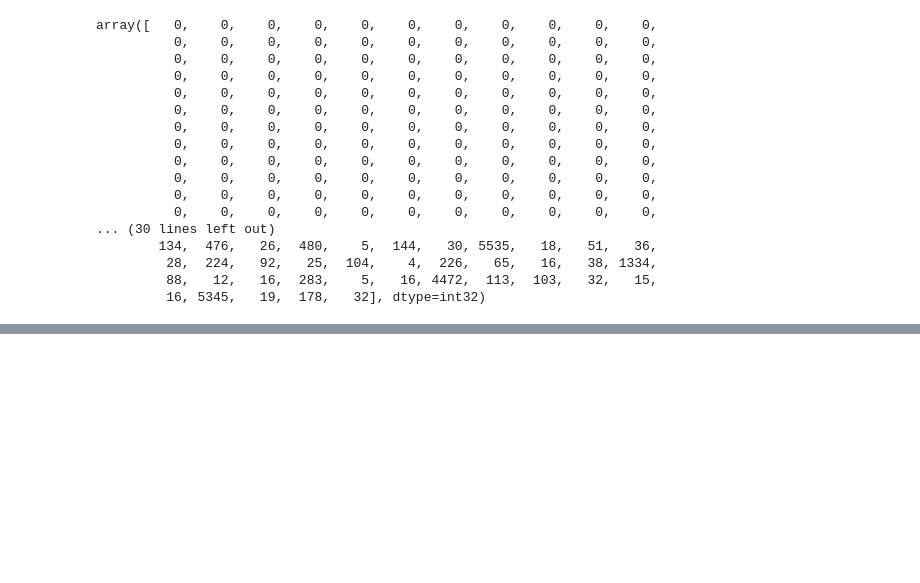
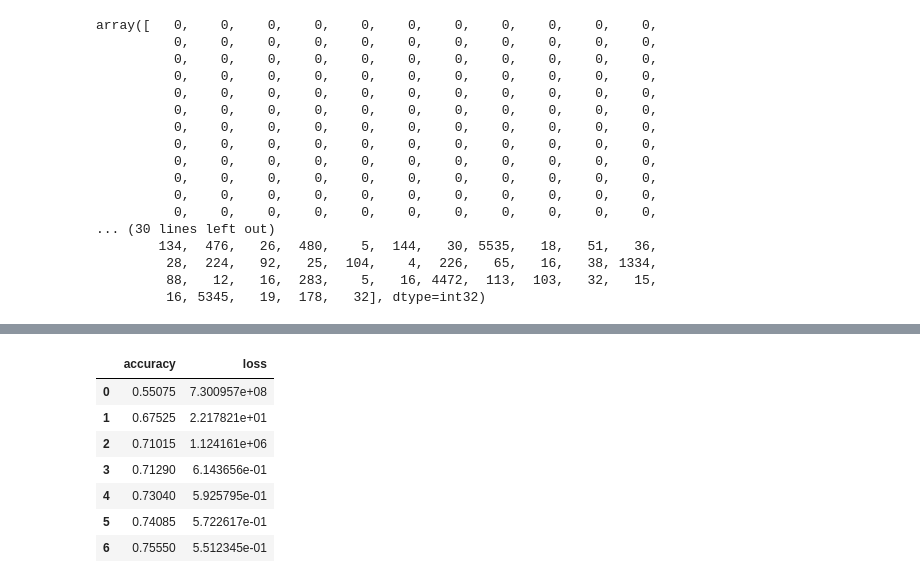
Before and after one commit to saadtariq-ds/IMDB-Movie-Reviews-Sentiment-Analysis, a Jupyter notebook: SimpleRNN.ipynb, the cells around one changed output, grey strips where cells are left out. Saved outputs shown, nothing was run; the diff lists cells and outputs as text; code cells hidden in the pictures; blank space fills up the shorter version.

```diff
--- a/SimpleRNN.ipynb
+++ b/SimpleRNN.ipynb
@@ -146,0 +229,11 @@ array([   0,    0,    0,    0,    0,    0,    0,    0,    0,    0,    0,
+# %%
+train_df
+# %% [output]
+|  | accuracy | loss |
+| 0 | 0.55075 | 7.300957e+08 |
+| 1 | 0.67525 | 2.217821e+01 |
+| 2 | 0.71015 | 1.124161e+06 |
+| 3 | 0.71290 | 6.143656e-01 |
+| 4 | 0.73040 | 5.925795e-01 |
+| 5 | 0.74085 | 5.722617e-01 |
+| 6 | 0.75550 | 5.512345e-01 |
```
Also changed, not shown: parts of 16 cells of this notebook, 1 other file.
